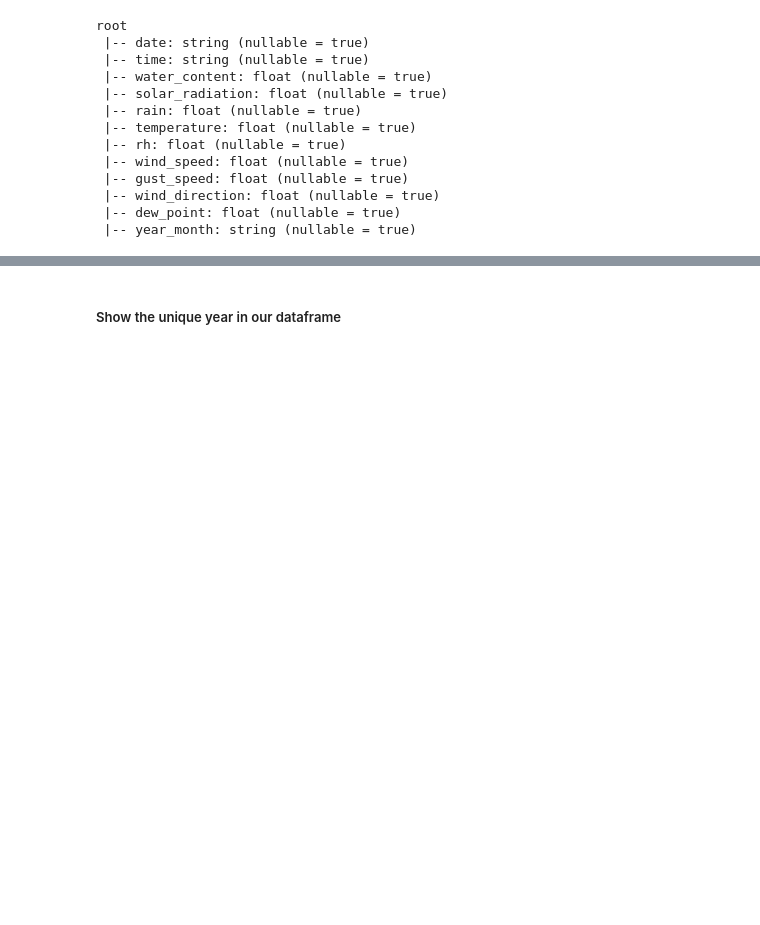
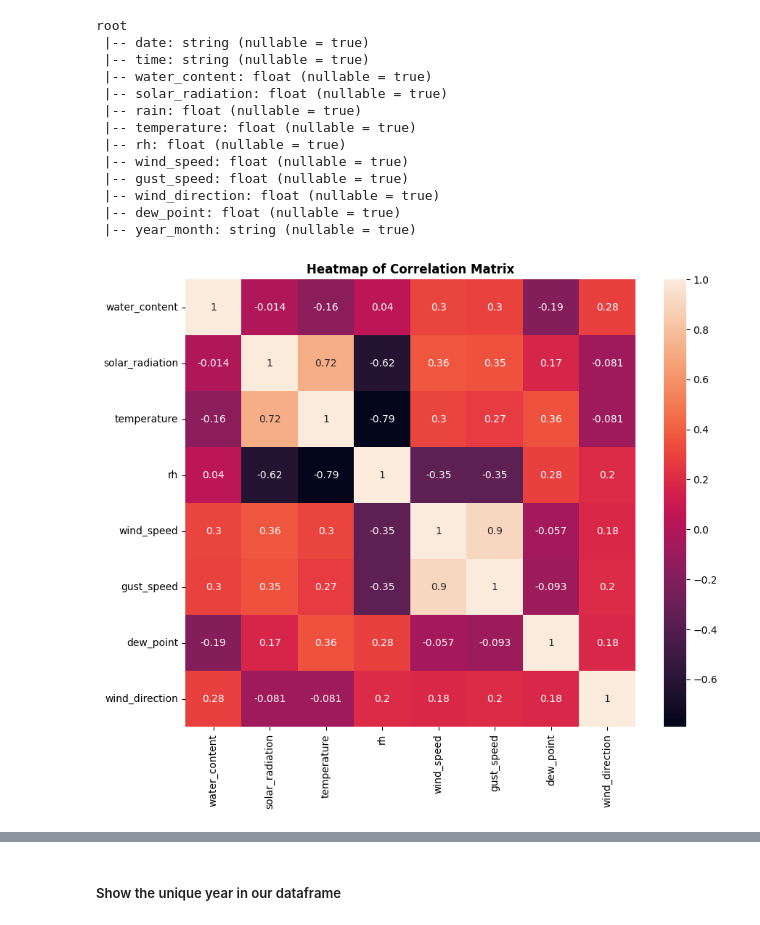
Before and after one commit to Cheapanha-Sok/Samsung-Innovation-Campus-Big-Data-Capstone-Project, a Jupyter notebook: Data_Visualization.ipynb, the cells around one changed output, grey strips where cells are left out. Drawn from its saved outputs; the diff is of its cells as text; code cells hidden in the pictures; blank space fills up the shorter version.

```diff
--- a/Data_Visualization.ipynb
+++ b/Data_Visualization.ipynb
@@ -48,6 +101,17 @@ root
  |-- year_month: string (nullable = true)
 # %%
 df = df.toPandas()
+# %%
+numeric_columns = ["water_content", "solar_radiation", "temperature", "rh", "wind_speed", "gust_speed", "dew_point","wind_direction"]
+plt.figure(figsize=(10, 8))
+correlation = df[numeric_columns].corr()
+sns.heatmap(correlation,
+            xticklabels=correlation.columns.values,
+            yticklabels=correlation.columns.values, annot=True)
+plt.title('Heatmap of Correlation Matrix', fontweight='bold')
+plt.show()
+# %% [output]
+[figure, added]
 # %%
 # Set up the matplotlib figure
 plt.figure(figsize=(15, 4))
```
Also changed, not shown: parts of 21 cells of this notebook, 6 other files.
